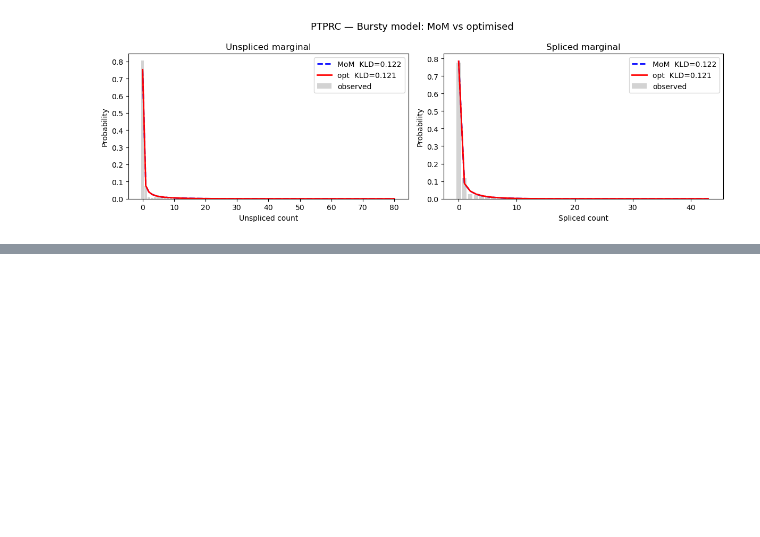
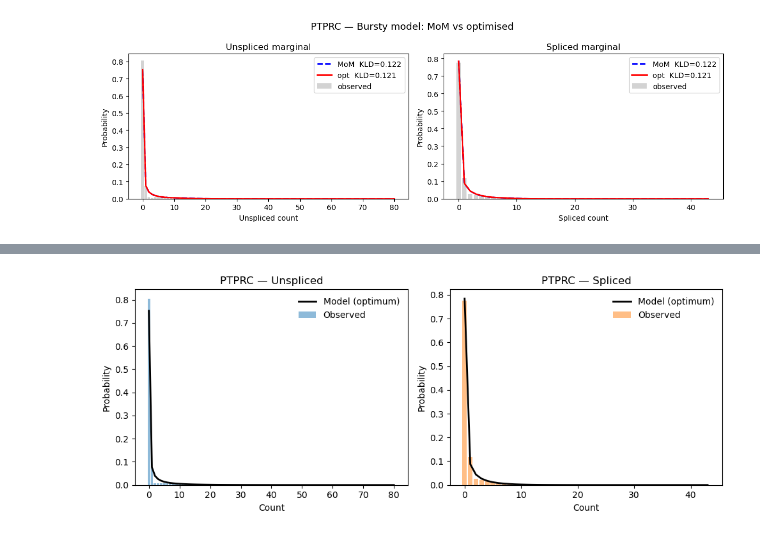
Before and after one commit to pachterlab/monod, a Jupyter notebook: demo_models.ipynb, the cells around one changed output, grey strips where cells are left out. Cells and saved outputs as stored; diff of their text form; code cells hidden in the pictures; blank space fills up the shorter version.

```diff
--- a/demo_models.ipynb
+++ b/demo_models.ipynb
@@ -857,0 +710,19 @@ plt.show()
+# %%
+os.makedirs('bursty_full_demo', exist_ok=True)
+
+inf_params = InferenceParameters(
+    dataset_string='bursty_full_demo',
+    model=bursty,
+    use_lengths=False,          # no gene-length correction (no transcriptome file)
+    gradient_params={
+        'max_iterations': 100,
+        'init_pattern': 'moments',  # start from MoM estimate
+        'num_restarts': 3,          # try 3 random restarts
+    },
+)
+
+print(f"Biological parameter bounds:")
+for name, lb, ub in zip(bursty.param_str,
+                         inf_params.phys_lb, inf_params.phys_ub):
+    print(f"  {name}: [{lb:.1f}, {ub:.1f}]  (log10)")
+print(f"Sampling grid size: {inf_params.gridsize}  →  {inf_params.n_grid_points} point(s)")
@@ -857,0 +778,39 @@ plt.show()
+# %%
+C = plt.rcParams['axes.prop_cycle'].by_key()['color']
+
+# ── Marginal comparison ──────────────────────────────────────────────────────
+gene_idx = 0
+lm = search_data.M[:, gene_idx]
+pss_opt = bursty.eval_model_pss(
+    search_result.phys_optimum[gene_idx], lm,
+    samp=search_result.samp_optimum,
+)
+pss_u = pss_opt.sum(axis=1)   # unspliced marginal
+pss_s = pss_opt.sum(axis=0)   # spliced marginal
+
+obs_u = np.bincount(
+    search_data.layers[0, :, gene_idx].astype(int),
+    minlength=lm[0],
+).astype(float)
+obs_u /= obs_u.sum()
+
+obs_s = np.bincount(
+    search_data.layers[1, :, gene_idx].astype(int),
+    minlength=lm[1],
+).astype(float)
+obs_s /= obs_s.sum()
+
+fig, (ax_u, ax_s) = plt.subplots(1, 2, figsize=(10, 4))
+for ax, obs, pss_m, label, color in [
+    (ax_u, obs_u, pss_u, 'Unspliced', C[0]),
+    (ax_s, obs_s, pss_s, 'Spliced',   C[1]),
+]:
+    ax.bar(np.arange(len(obs)), obs, color=color, alpha=0.5, label='Observed')
+    ax.plot(np.arange(len(pss_m)), pss_m, 'k-', lw=2, label='Model (optimum)')
+    ax.set_xlabel('Count'); ax.set_ylabel('Probability')
+    ax.set_title(f'{search_data.gene_names[gene_idx]} — {label}')
+    ax.legend(frameon=False)
+plt.tight_layout()
+plt.show()
+# %% [output]
+[figure, added]
```
Also changed, not shown: parts of 20 cells of this notebook, 6 other files.
